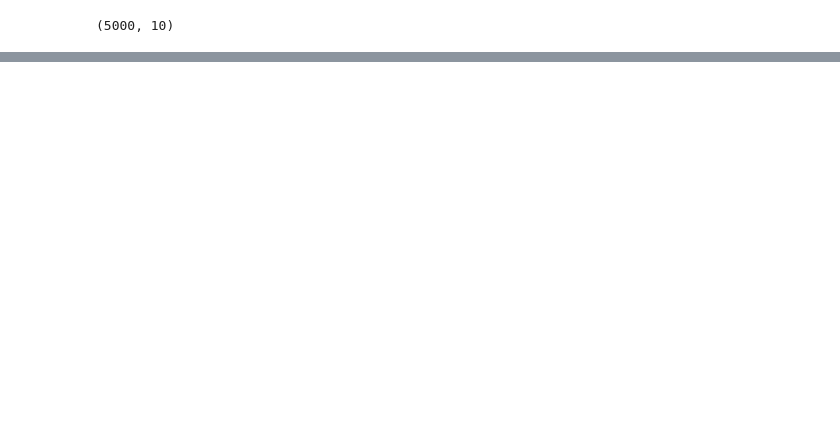
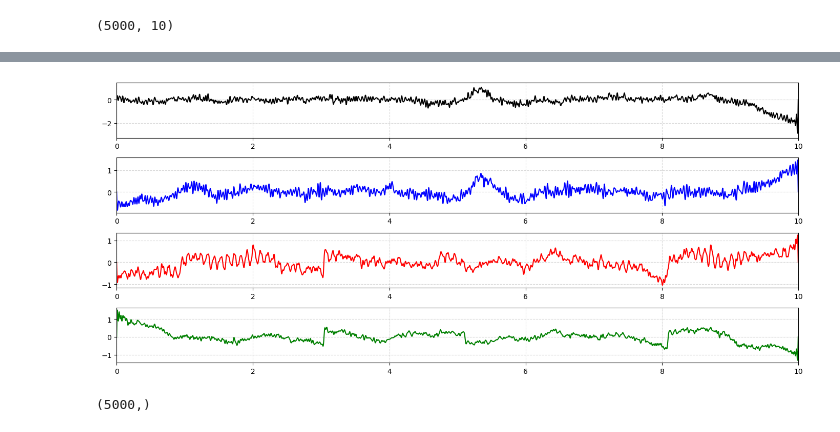
Before and after one commit to EloySerrudo/EEG_Project, a Jupyter notebook: bin/EDA.ipynb, the cells around one changed output, grey strips where cells are left out. Drawn from its saved outputs; the diff is of its cells as text; code cells hidden in the pictures; blank space fills up the shorter version.

```diff
--- a/bin/EDA.ipynb
+++ b/bin/EDA.ipynb
@@ -161,2 +198,14 @@ Creating RawArray with float64 data, n_channels=8, n_times=5000
     Range : 0 ... 4999 =      0.000 ...     9.998 secs
 Ready.
+# %%
+info_2 = mne.create_info(['O2','Fp2'],
+                         sfreq=fs, ch_types='eeg')
+info_2.set_montage('standard_1020')
+info_2['description'] = 'Pruebas de EEG'
+info_2['device_info'] = {'type':'Frontend', 'model':'AD1298'}
+info_2['experimenter'] = 'Eloy'
+info_2['line_freq'] = 50.0
+info_2['subject_info'] = {'id':1,'last_name':'Yapur','first_name':'Jhoseline',
+                        'birthday':(2002, 5, 12),'sex':2,'hand':1}
+data_2 = signal_2.loc[:, 'channel_1':'channel_2'].values.T
+eeg_raw_2 = mne.io.RawArray(data_2, info_2, verbose=True)
@@ -175,0 +225,3 @@ ch  name       type  unit        min         Q1     median         Q3        max
+# %%
+eeg_raw_f_1 = eeg_raw_1.copy()
+eeg_raw_f_2 = eeg_raw_2.copy()
@@ -175,0 +293,30 @@ ch  name       type  unit        min         Q1     median         Q3        max
+# %%
+x1, t = eeg_raw_f_1.get_data(return_times=True, units='mV')
+x2, t = eeg_raw_f_2.get_data(return_times=True, units='mV')
+
+fig, (ax1, ax2, ax3, ax4) = plt.subplots(nrows=4, ncols=1, num=0, figsize=(14, 6), tight_layout=True)
+ax1.plot(t, x1[0], lw=1.5, color='k')
+# ax1.set_ylim([x1.min() - abs(x1.min() * 0.02), x1.max() +  abs(x1.max() * 0.02)])
+ax1.set_xlim([t.min(), 10])
+ax1.margins(0, .1)
+ax1.grid(alpha=.5, ls='--')
+
+ax2.plot(t, x1[1], lw=1.5, color='b')
+# ax2.set_ylim([x2.min() - abs(x2.min() * 0.02), x2.max() +  abs(x2.max() * 0.02)])
+# ax2.set_ylim([-1.6, 1.4])
+ax2.set_xlim([t.min(), 10])
+ax2.grid(alpha=.5, ls='--')
+
+ax3.plot(t, x2[0], lw=1.5, color='r')
+ax3.set_xlim([t.min(), 10])
+ax3.grid(alpha=.5, ls='--')
+
+ax4.plot(t, x2[1], lw=1.5, color='g')
+ax4.set_xlim([t.min(), 10])
+ax4.grid(alpha=.5, ls='--')
+# %% [output]
+[figure, added]
+# %%
+x1[1].shape
+# %% [output]
+(5000,)
```
Also changed, not shown: parts of 39 cells of this notebook, 6 other files.
